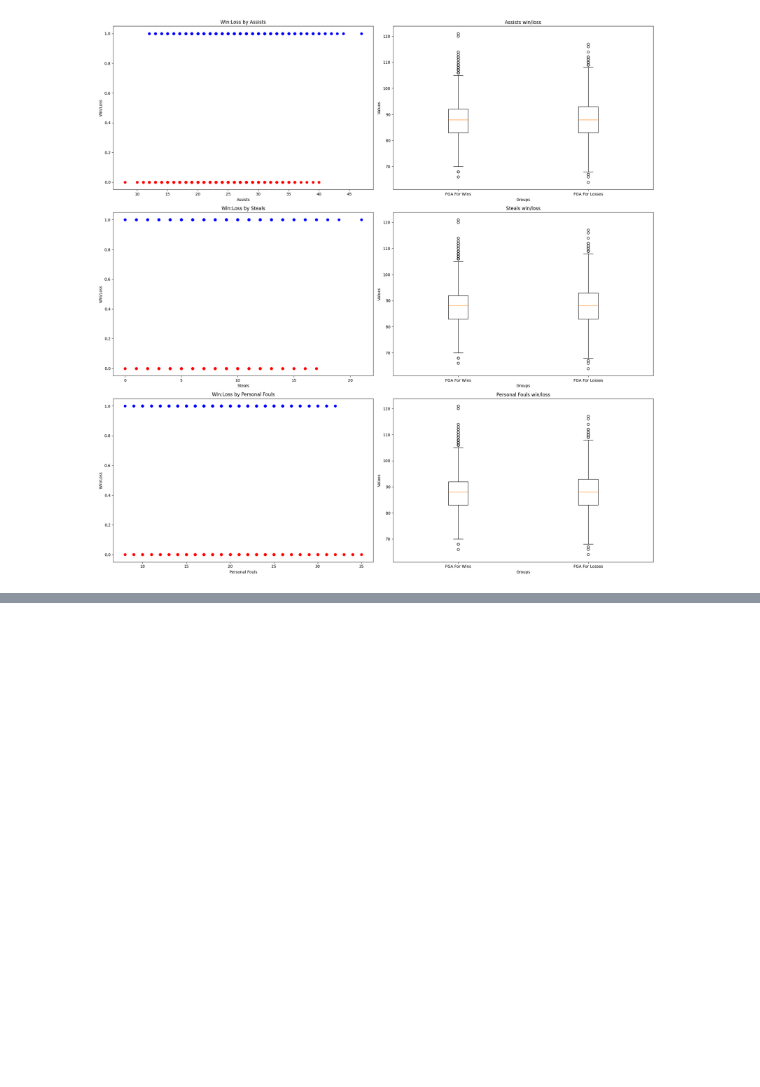
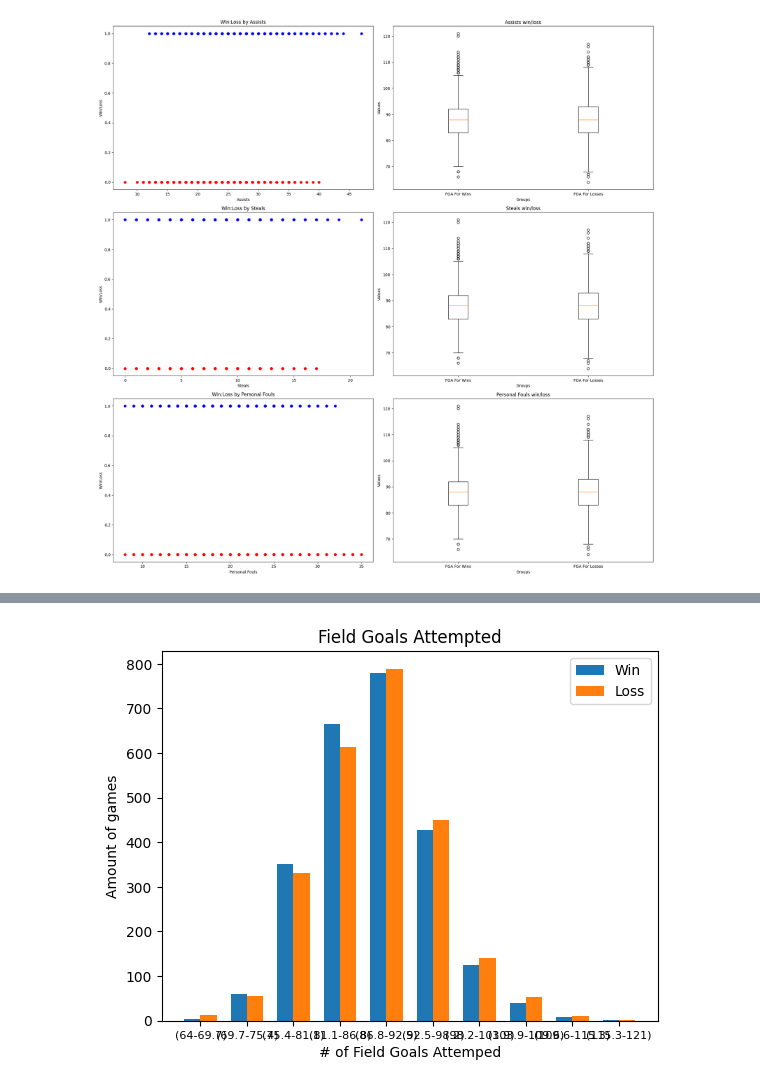
Before and after one commit to parathan/NBAMatchups, a Jupyter notebook: ML/Data Exploration and Visualisation.ipynb, the cells around one changed output, grey strips where cells are left out. Drawn from its saved outputs; the diff is of its cells as text; code cells hidden in the pictures; blank space fills up the shorter version.

```diff
--- a/ML/Data Exploration and Visualisation.ipynb
+++ b/ML/Data Exploration and Visualisation.ipynb
@@ -153,0 +176,4 @@ for row in df.A:
+# %%
+create_2bar_stat(wins.FGA, losses.FGA, 10, "Field Goals Attempted", "# of Field Goals Attemped")
+# %% [output]
+[figure, added]
```
Also changed, not shown: parts of 25 cells of this notebook.
